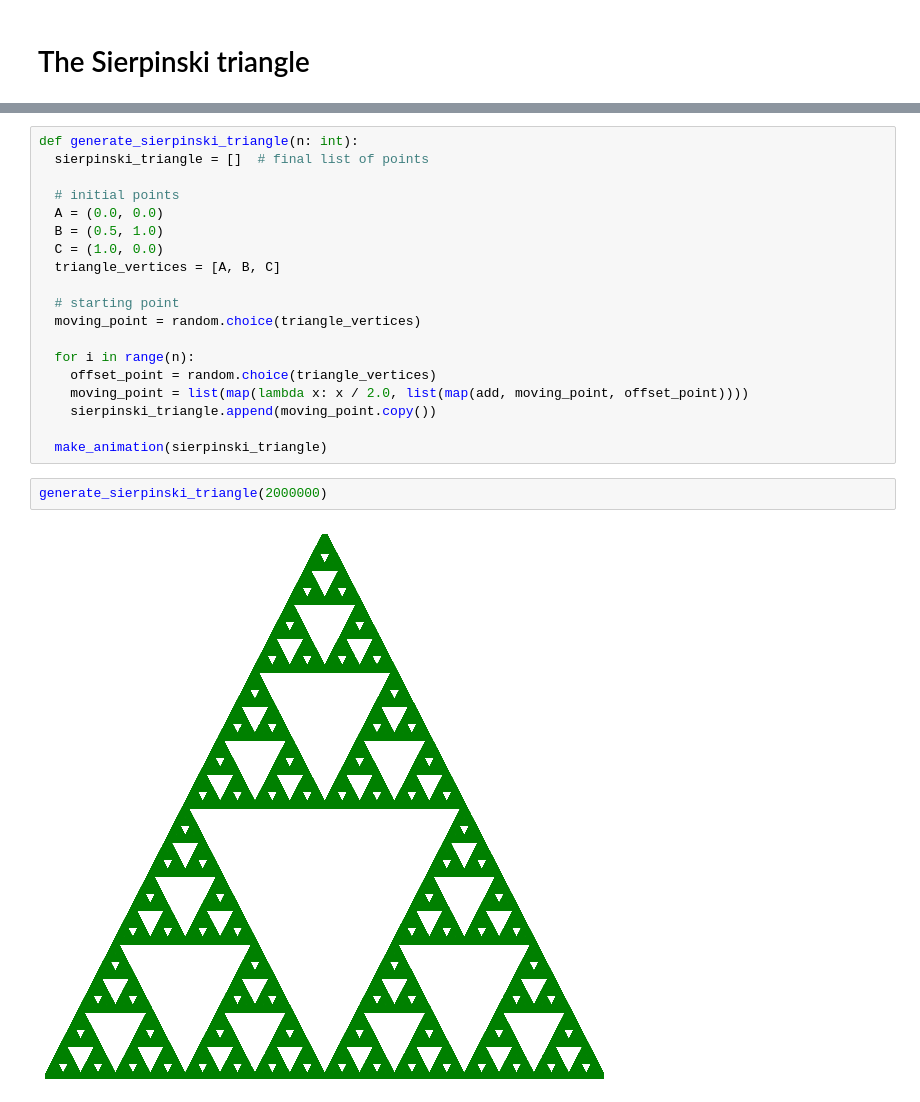
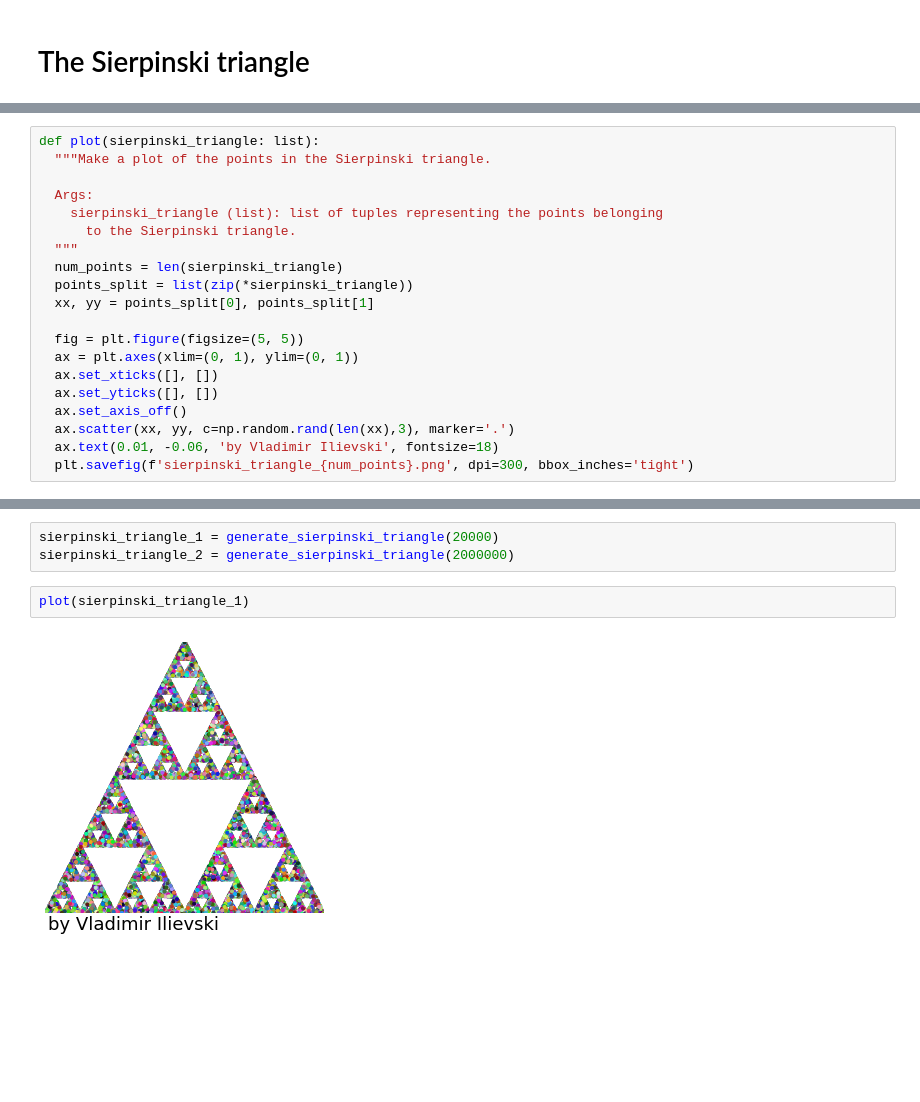
Before and after one commit to IlievskiV/Amusive-Blogging-N-Coding, a Jupyter notebook: Visualizations/sierpinski_triangle.ipynb, the cells around one changed output, grey strips where cells are left out. Cells and saved outputs as stored; diff of their text form; blank space fills up the shorter version.

Commit message:
Update Sierpinski triangle notebook

```diff
--- a/Visualizations/sierpinski_triangle.ipynb
+++ b/Visualizations/sierpinski_triangle.ipynb
@@ -17,2 +47,22 @@ warnings.filterwarnings("ignore")
+# %%
+def plot(sierpinski_triangle: list):
+  """Make a plot of the points in the Sierpinski triangle.
+
+  Args:
+    sierpinski_triangle (list): list of tuples representing the points belonging
+      to the Sierpinski triangle.
+  """
+  num_points = len(sierpinski_triangle)
+  points_split = list(zip(*sierpinski_triangle))
+  xx, yy = points_split[0], points_split[1]
+
+  fig = plt.figure(figsize=(5, 5))
+  ax = plt.axes(xlim=(0, 1), ylim=(0, 1))
+  ax.set_xticks([], [])
+  ax.set_yticks([], [])
+  ax.set_axis_off()
+  ax.scatter(xx, yy, c=np.random.rand(len(xx),3), marker='.')
+  ax.text(0.01, -0.06, 'by Vladimir Ilievski', fontsize=18)
+  plt.savefig(f'sierpinski_triangle_{num_points}.png', dpi=300, bbox_inches='tight')
 # %%
 def make_animation(sierpinski_triangle: list):
@@ -44,23 +99,7 @@ def make_animation(sierpinski_triangle: list):
-# %%
-def generate_sierpinski_triangle(n: int):
-  sierpinski_triangle = []  # final list of points
-
-  # initial points
-  A = (0.0, 0.0)
-  B = (0.5, 1.0)
-  C = (1.0, 0.0)
-  triangle_vertices = [A, B, C]
-
-  # starting point
-  moving_point = random.choice(triangle_vertices)
-
-  for i in range(n):
-    offset_point = random.choice(triangle_vertices)
-    moving_point = list(map(lambda x: x / 2.0, list(map(add, moving_point, offset_point))))
-    sierpinski_triangle.append(moving_point.copy())
-
-  make_animation(sierpinski_triangle)
-# %%
-generate_sierpinski_triangle(2000000)
-# %% [output]
-[figure, removed]
+# %%
+sierpinski_triangle_1 = generate_sierpinski_triangle(20000)
+sierpinski_triangle_2 = generate_sierpinski_triangle(2000000)
+# %%
+plot(sierpinski_triangle_1)
+# %% [output]
+[figure, added]
```
Also changed, not shown: parts of 5 cells of this notebook.
